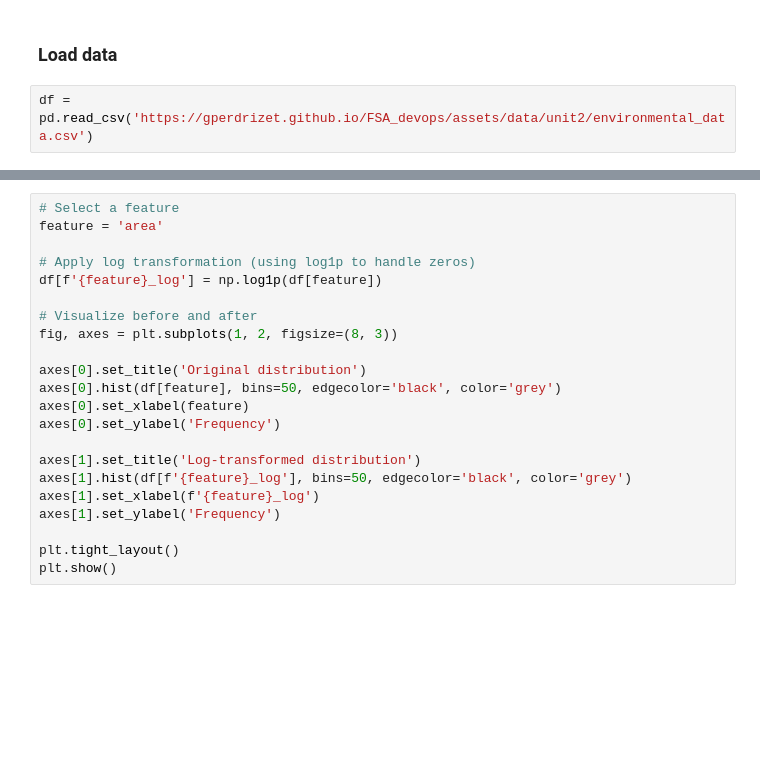
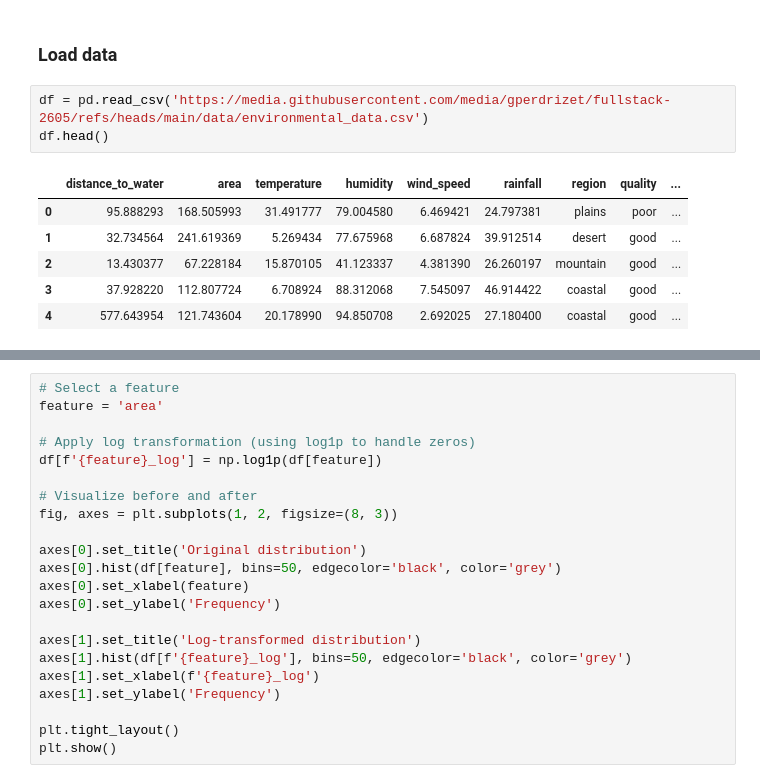
Before and after one commit to gperdrizet/fullstack-2605, a Jupyter notebook: unit-2/lesson-16/lesson-16-demo.ipynb, the cells around one changed output, grey strips where cells are left out. Drawn from its saved outputs; the diff is of its cells as text; blank space fills up the shorter version.

```diff
--- a/unit-2/lesson-16/lesson-16-demo.ipynb
+++ b/unit-2/lesson-16/lesson-16-demo.ipynb
@@ -67,4 +66,12 @@ np.random.seed(315)
 # %% [markdown]
 ### Load data
 # %%
-df = pd.read_csv('https://gperdrizet.github.io/FSA_devops/assets/data/unit2/environmental_data.csv')
+df = pd.read_csv('https://media.githubusercontent.com/media/gperdrizet/fullstack-2605/refs/heads/main/data/environmental_data.csv')
+df.head()
+# %% [output]
+|  | distance_to_water | area | temperature | humidity | wind_speed | rainfall | region | quality | ... |
+| 0 | 95.888293 | 168.505993 | 31.491777 | 79.004580 | 6.469421 | 24.797381 | plains | poor | ... |
+| 1 | 32.734564 | 241.619369 | 5.269434 | 77.675968 | 6.687824 | 39.912514 | desert | good | ... |
+| 2 | 13.430377 | 67.228184 | 15.870105 | 41.123337 | 4.381390 | 26.260197 | mountain | good | ... |
+| 3 | 37.928220 | 112.807724 | 6.708924 | 88.312068 | 7.545097 | 46.914422 | coastal | good | ... |
+| 4 | 577.643954 | 121.743604 | 20.178990 | 94.850708 | 2.692025 | 27.180400 | coastal | good | ... |
```
Also changed, not shown: parts of 22 cells of this notebook.
